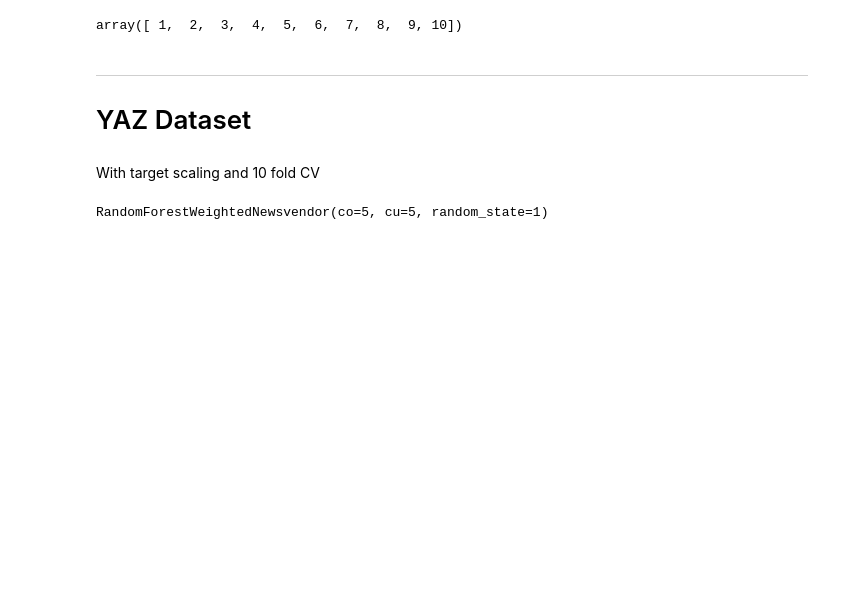
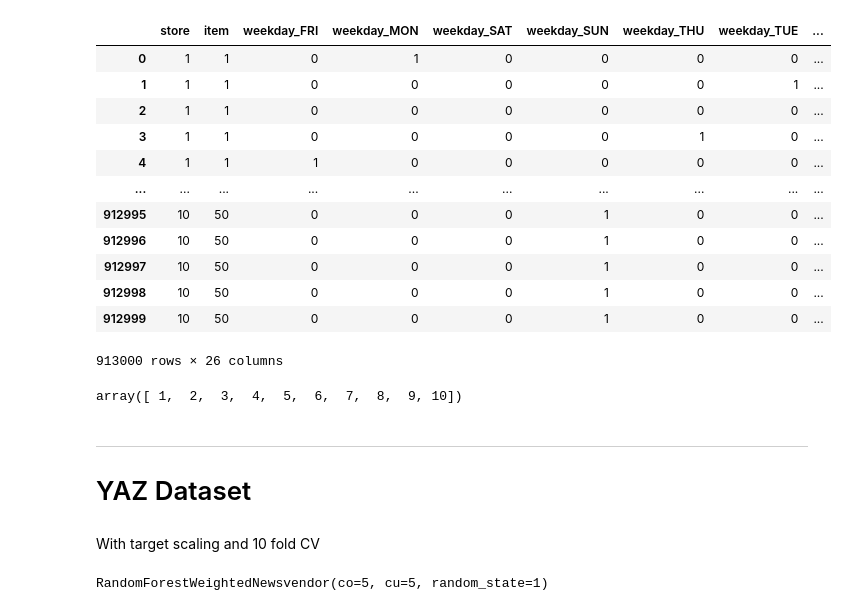
Before and after one commit to d3group/A-structured-evaluation-of-data-driven-newsvendor-approaches, a Jupyter notebook: Hyperparameter_tuning.ipynb, the cells around one changed output. Drawn from its saved outputs; the diff is of its cells as text; code cells hidden in the pictures; blank space fills up the shorter version.

```diff
--- a/Hyperparameter_tuning.ipynb
+++ b/Hyperparameter_tuning.ipynb
@@ -27,6 +27,26 @@ import pandas as pd
 import statistics
 # %%
 import logging
+# %%
+data = load_SID(one_hot_encoding=True)
+X = data.data
+y = data.target
+# %%
+X
+# %% [output]
+|  | store | item | weekday_FRI | weekday_MON | weekday_SAT | weekday_SUN | weekday_THU | weekday_TUE | ... |
+| 0 | 1 | 1 | 0 | 1 | 0 | 0 | 0 | 0 | ... |
+| 1 | 1 | 1 | 0 | 0 | 0 | 0 | 0 | 1 | ... |
+| 2 | 1 | 1 | 0 | 0 | 0 | 0 | 0 | 0 | ... |
+| 3 | 1 | 1 | 0 | 0 | 0 | 0 | 1 | 0 | ... |
+| 4 | 1 | 1 | 1 | 0 | 0 | 0 | 0 | 0 | ... |
+| ... | ... | ... | ... | ... | ... | ... | ... | ... | ... |
+| 912995 | 10 | 50 | 0 | 0 | 0 | 1 | 0 | 0 | ... |
+| 912996 | 10 | 50 | 0 | 0 | 0 | 1 | 0 | 0 | ... |
+| 912997 | 10 | 50 | 0 | 0 | 0 | 1 | 0 | 0 | ... |
+| 912998 | 10 | 50 | 0 | 0 | 0 | 1 | 0 | 0 | ... |
+| 912999 | 10 | 50 | 0 | 0 | 0 | 1 | 0 | 0 | ... |
+913000 rows × 26 columns
 # %%
 n_features = 12
 # %%
```
Also changed, not shown: parts of 1 cell of this notebook, 1 other file.
